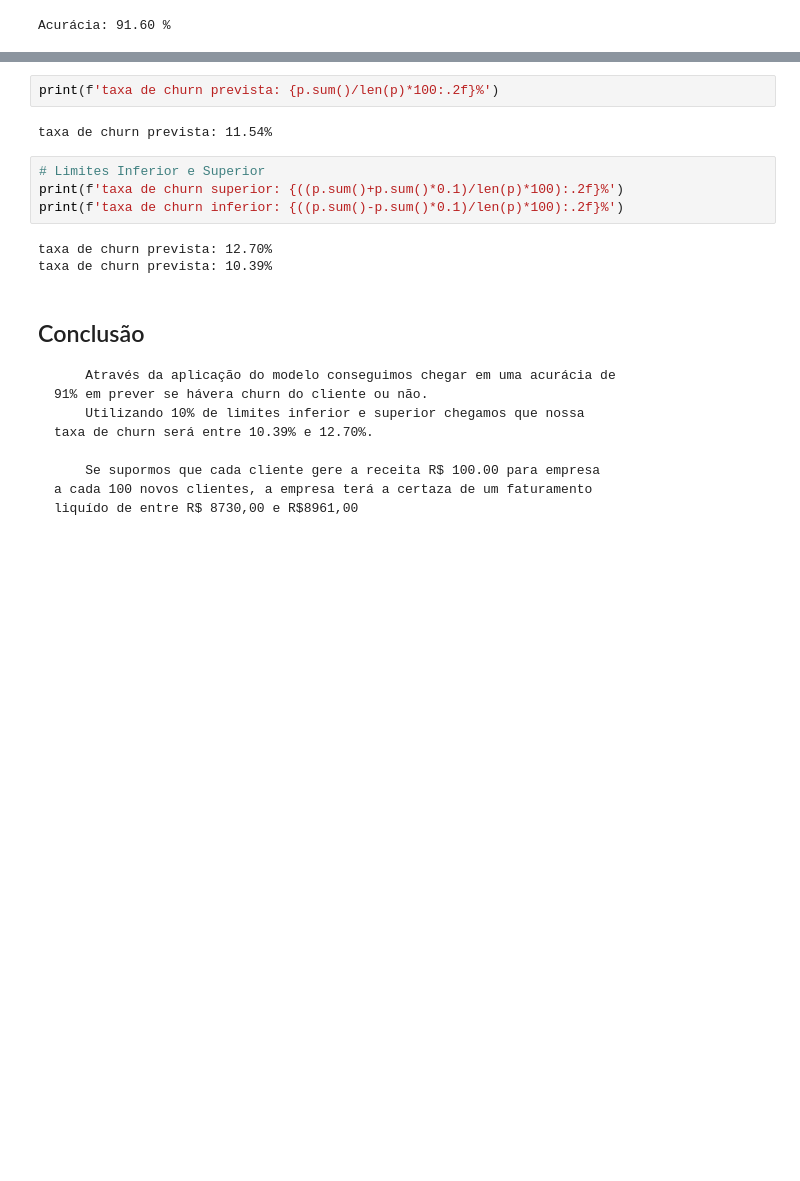
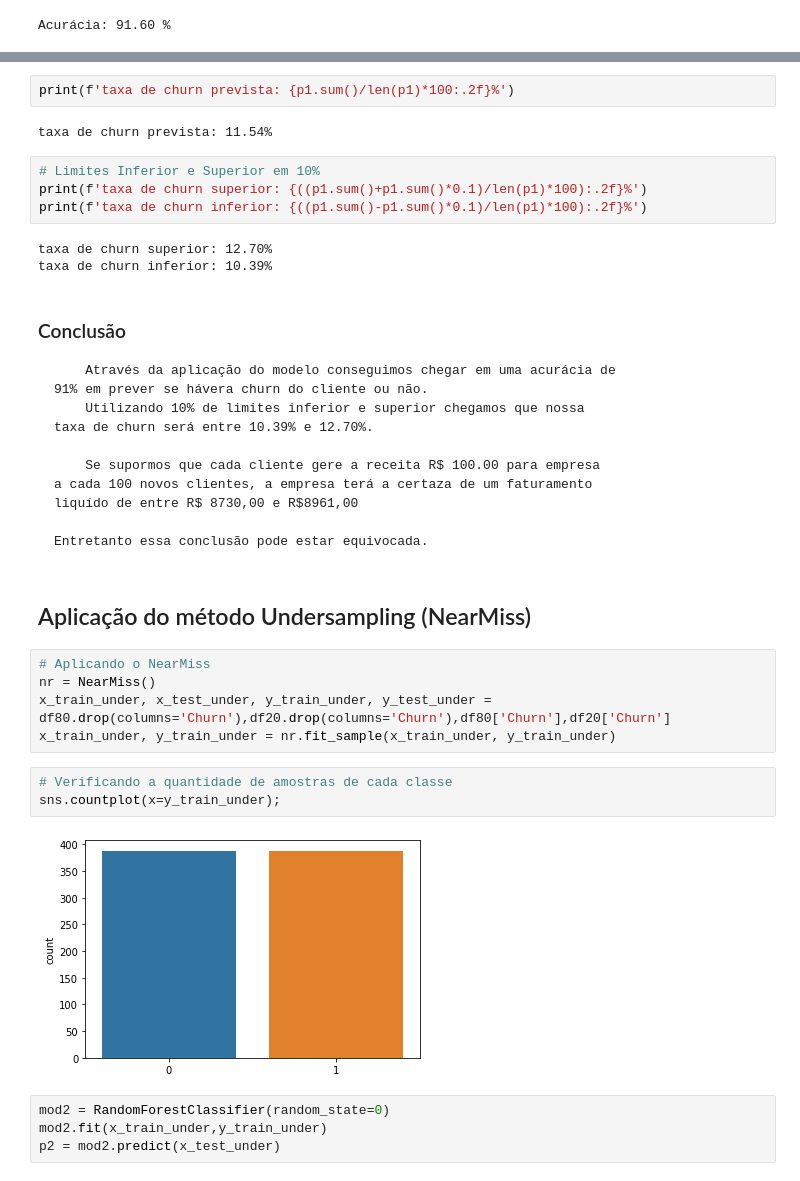
Before and after one commit to BielSousa/EstudosML, a Jupyter notebook: RandomForestClassifier.ipynb, the cells around one changed output, grey strips where cells are left out. Drawn from its saved outputs; the diff is of its cells as text; blank space fills up the shorter version.

```diff
--- a/RandomForestClassifier.ipynb
+++ b/RandomForestClassifier.ipynb
@@ -234,16 +289,16 @@ Acurácia: 91.60 %
 # %%
-print(f'taxa de churn prevista: {p.sum()/len(p)*100:.2f}%')
+print(f'taxa de churn prevista: {p1.sum()/len(p1)*100:.2f}%')
 # %% [output]
 taxa de churn prevista: 11.54%
 # %%
-# Limites Inferior e Superior
-print(f'taxa de churn superior: {((p.sum()+p.sum()*0.1)/len(p)*100):.2f}%')
-print(f'taxa de churn inferior: {((p.sum()-p.sum()*0.1)/len(p)*100):.2f}%')
+# Limites Inferior e Superior em 10%
+print(f'taxa de churn superior: {((p1.sum()+p1.sum()*0.1)/len(p1)*100):.2f}%')
+print(f'taxa de churn inferior: {((p1.sum()-p1.sum()*0.1)/len(p1)*100):.2f}%')
 # %% [output]
-taxa de churn prevista: 12.70%
-taxa de churn prevista: 10.39%
+taxa de churn superior: 12.70%
+taxa de churn inferior: 10.39%
 # %% [markdown]
-## Conclusão
+### Conclusão
         Através da aplicação do modelo conseguimos chegar em uma acurácia de
     91% em prever se hávera churn do cliente ou não.
         Utilizando 10% de limites inferior e superior chegamos que nossa
@@ -252,3 +307,21 @@ taxa de churn prevista: 10.39%
         Se supormos que cada cliente gere a receita R$ 100.00 para empresa
     a cada 100 novos clientes, a empresa terá a certaza de um faturamento
     liquído de entre R$ 8730,00 e R$8961,00
+
+    Entretanto essa conclusão pode estar equivocada.
+# %% [markdown]
+## Aplicação do método Undersampling (NearMiss)
+# %%
+# Aplicando o NearMiss
+nr = NearMiss()
+x_train_under, x_test_under, y_train_under, y_test_under = df80.drop(columns='Churn'),df20.drop(columns='Churn'),df80['Churn'],df20['Churn']
+x_train_under, y_train_under = nr.fit_sample(x_train_under, y_train_under)
+# %%
+# Verificando a quantidade de amostras de cada classe
+sns.countplot(x=y_train_under);
+# %% [output]
+[figure, added]
+# %%
+mod2 = RandomForestClassifier(random_state=0)
+mod2.fit(x_train_under,y_train_under)
+p2 = mod2.predict(x_test_under)
```
Also changed, not shown: parts of 17 cells of this notebook.
